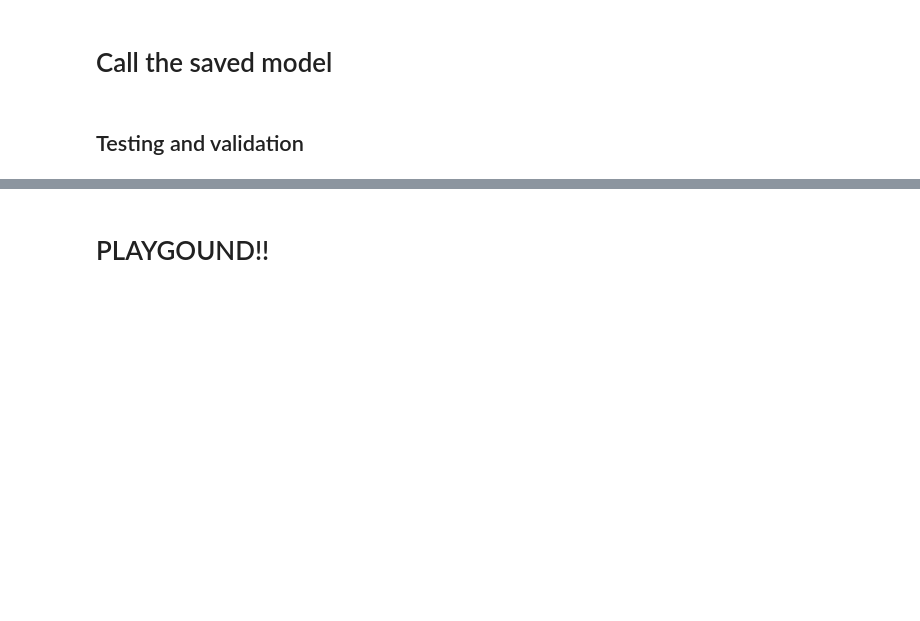
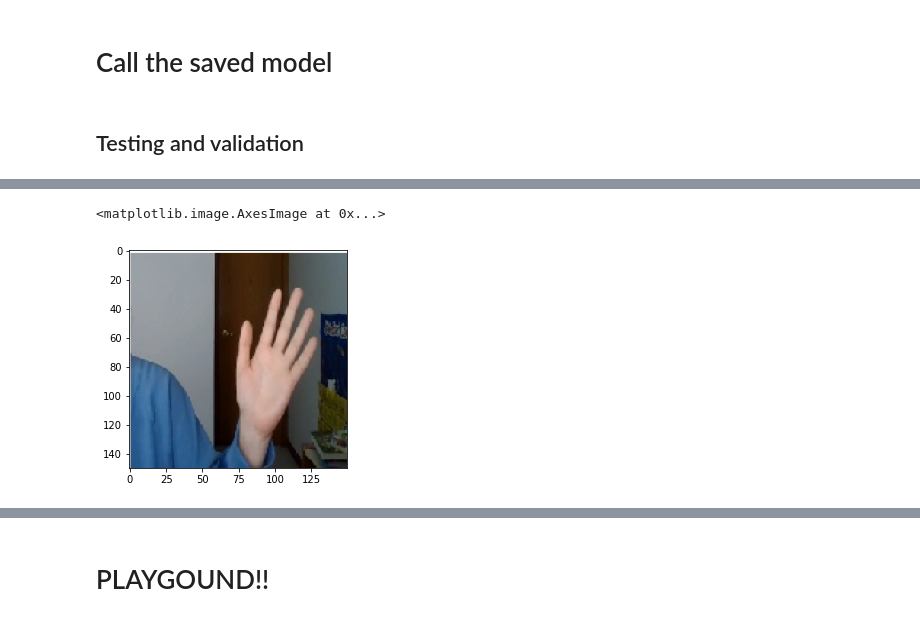
Before and after one commit to JasmineHuang25/Rock_Scissors_Paper_Game, a Jupyter notebook: Copy_of_reload_and_webapp.ipynb, the cells around one changed output, grey strips where cells are left out. Drawn from its saved outputs; the diff is of its cells as text; code cells hidden in the pictures; blank space fills up the shorter version.

```diff
--- a/Copy_of_reload_and_webapp.ipynb
+++ b/Copy_of_reload_and_webapp.ipynb
@@ -27,3 +27,25 @@ from keras import utils
 model = keras.models.load_model('/content/gdrive/MyDrive/rock_paper_scissors/MVP/rsp_best_model.h5')
 # %% [markdown]
 ## Testing and validation
+# %%
+path = "/content/gdrive/MyDrive/Image/other_image/6.png"
+
+img = utils.load_img(path,
+                     target_size=(150, 150),
+                     color_mode="rgb")
+
+input_arr = utils.img_to_array(img)
+input_arr = np.array([input_arr])
+
+classes = model.predict(input_arr, batch_size=1)
+
+for i in classes:
+    if i[0] == 1:
+        print("paper")
+    elif i[1] == 1:
+        print("Rock")
+    else:
+        print("Scissor")
+
+plt.imshow(img)
+# %% [output]
@@ -30 +54,3 @@ model = keras.models.load_model('/content/gdrive/MyDrive/rock_paper_scissors/MVP
+<matplotlib.image.AxesImage at 0x...>
+[figure, added]
 # %%
```
Also changed, not shown: parts of 11 cells of this notebook.
